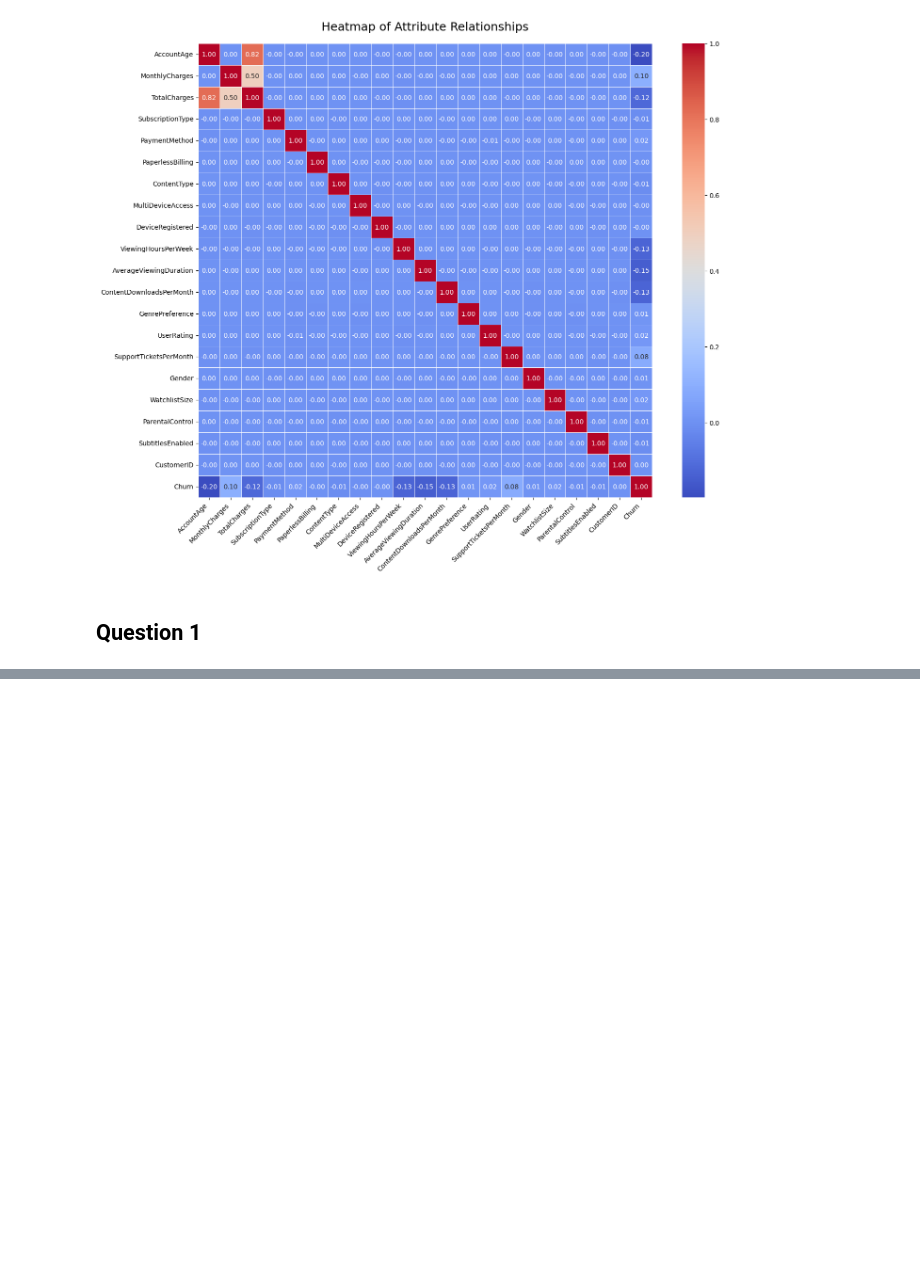
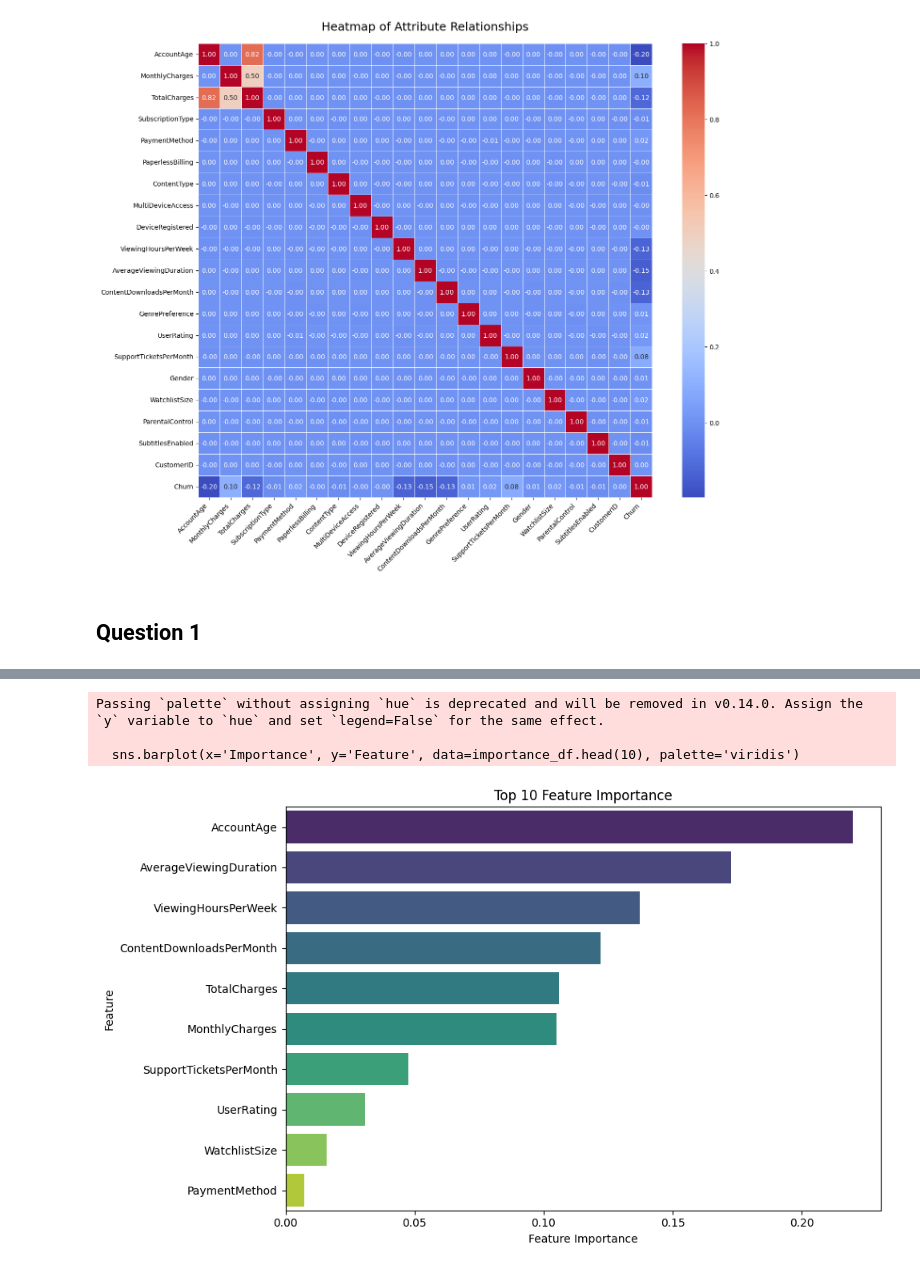
Before and after one commit to smitshah11/523-Project, a Jupyter notebook: project.ipynb, the cells around one changed output, grey strips where cells are left out. Cells and saved outputs as stored; diff of their text form; code cells hidden in the pictures; blank space fills up the shorter version.

```diff
--- a/project.ipynb
+++ b/project.ipynb
@@ -196,0 +207,13 @@ print(top_10_rules)
+# %%
+train_data.drop(['CustomerID'], axis=1, inplace=True)
+test_data.drop(['CustomerID'], axis=1, inplace=True)
+
+
+# Encoding categorical variables
+categorical_columns = train_data.select_dtypes(include=['object']).columns
+label_encoders = {}
+for column in categorical_columns:
+    le = LabelEncoder()
+    train_data[column] = le.fit_transform(train_data[column])
+    test_data[column] = le.transform(test_data[column])
+    label_encoders[column] = le
@@ -196,0 +279,20 @@ print(top_10_rules)
+# %%
+# Step 4: Feature Importance
+feature_importances = rf_model.feature_importances_
+features = X_train.columns
+
+# Plotting feature importance
+importance_df = pd.DataFrame({'Feature': features, 'Importance': feature_importances}).sort_values(by='Importance', ascending=False)
+
+plt.figure(figsize=(10, 6))
+sns.barplot(x='Importance', y='Feature', data=importance_df.head(10), palette='viridis')
+plt.title('Top 10 Feature Importance')
+plt.xlabel('Feature Importance')
+plt.ylabel('Feature')
+plt.tight_layout()
+plt.show()
+# %% [output]
+Passing `palette` without assigning `hue` is deprecated and will be removed in v0.14.0. Assign the `y` variable to `hue` and set `legend=False` for the same effect.
+
+  sns.barplot(x='Importance', y='Feature', data=importance_df.head(10), palette='viridis')
+[figure, added]
```
Also changed, not shown: parts of 8 cells of this notebook, 1 other file.
